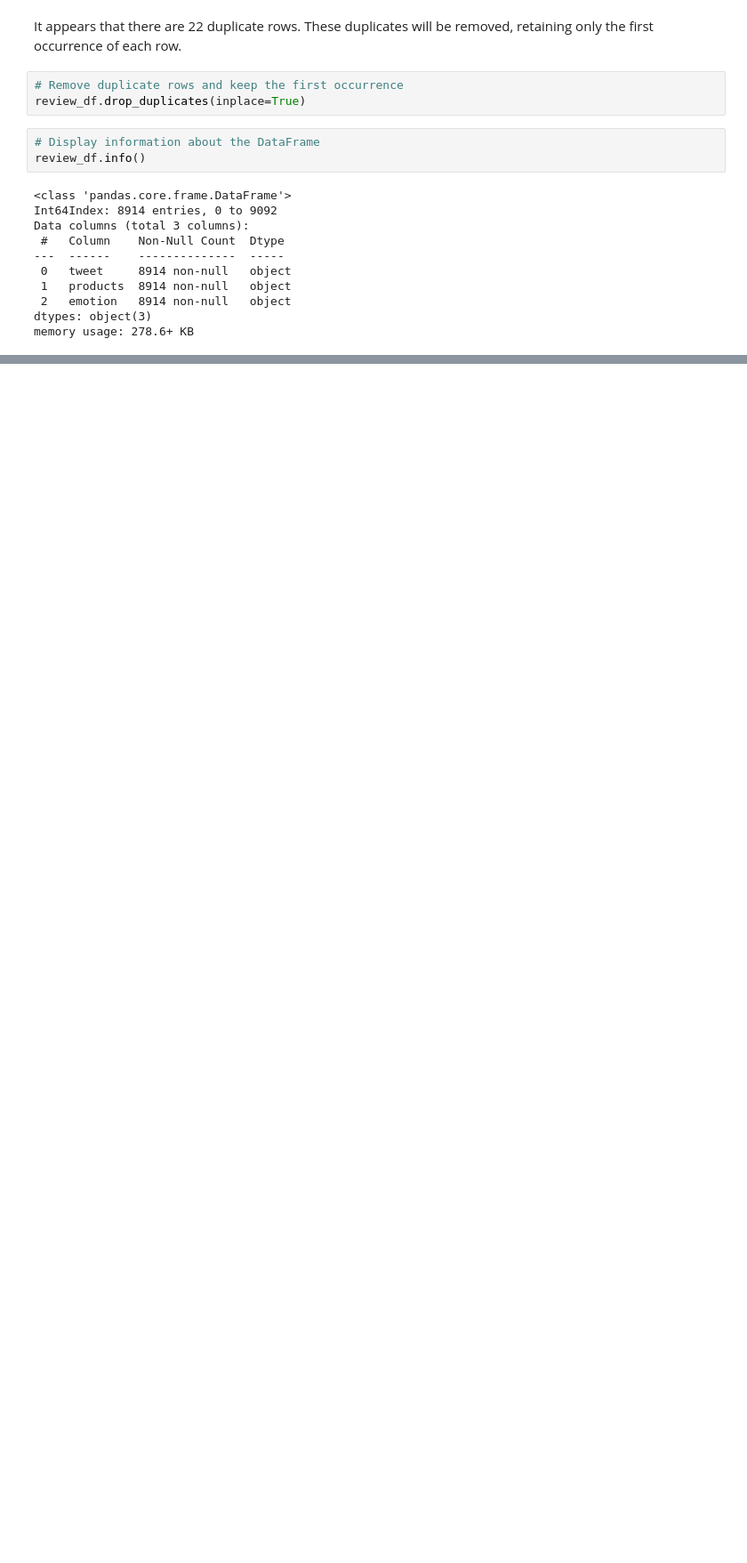
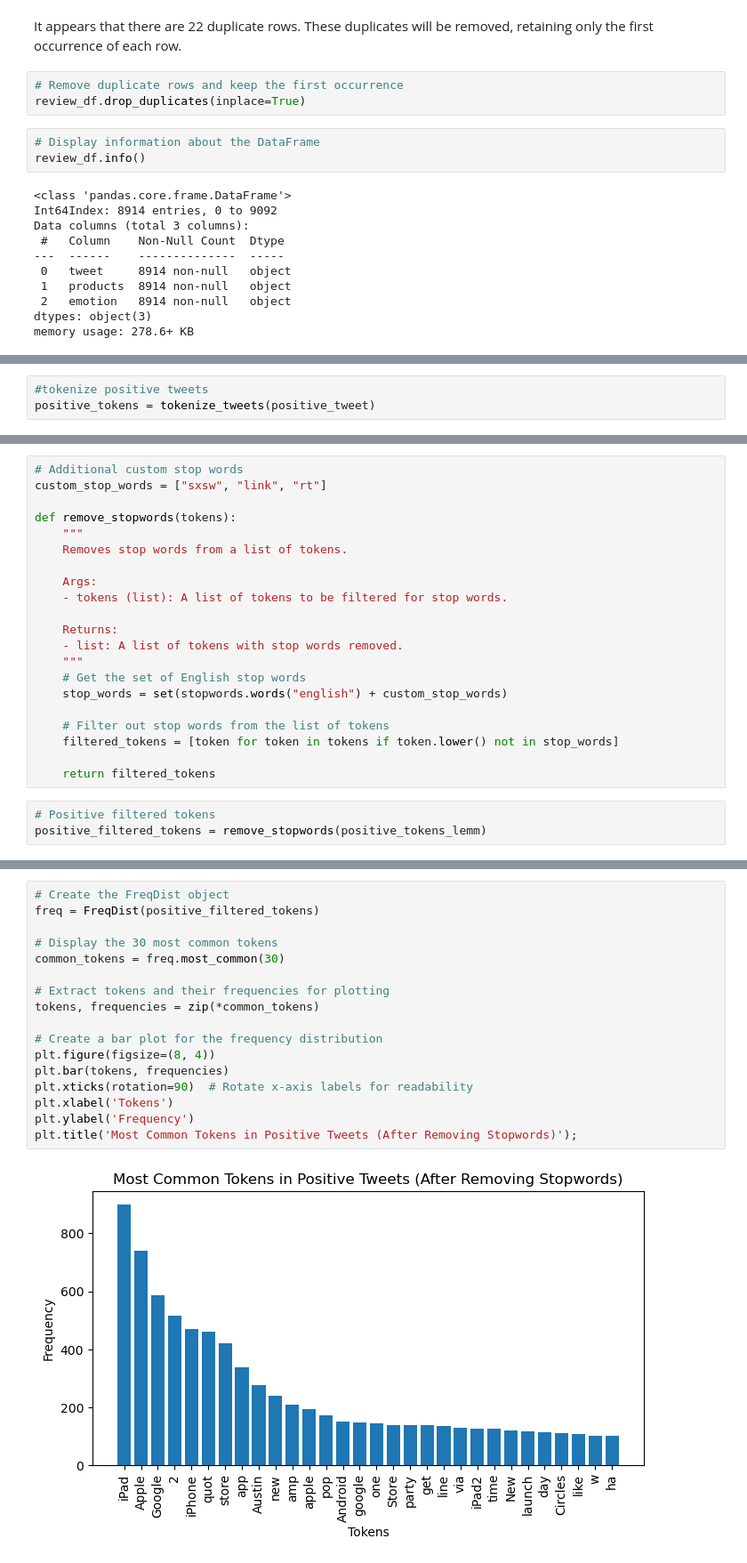
Before and after one commit to paulmbuitu/Apple-Google-NLP-Sentiment-Analysis, a Jupyter notebook: sentiment_analysis.ipynb, the cells around one changed output, grey strips where cells are left out. Shown at 89% size. Saved outputs shown, nothing was run; the diff lists cells and outputs as text; blank space fills up the shorter version.

```diff
--- a/sentiment_analysis.ipynb
+++ b/sentiment_analysis.ipynb
@@ -268,0 +361,3 @@ memory usage: 278.6+ KB
+# %%
+#tokenize positive tweets
+positive_tokens = tokenize_tweets(positive_tweet)
@@ -268,0 +438,24 @@ memory usage: 278.6+ KB
+# %%
+# Additional custom stop words
+custom_stop_words = ["sxsw", "link", "rt"]
+
+def remove_stopwords(tokens):
+    """
+    Removes stop words from a list of tokens.
+
+    Args:
+    - tokens (list): A list of tokens to be filtered for stop words.
+
+    Returns:
+    - list: A list of tokens with stop words removed.
+    """
+    # Get the set of English stop words
+    stop_words = set(stopwords.words("english") + custom_stop_words)
+
+    # Filter out stop words from the list of tokens
+    filtered_tokens = [token for token in tokens if token.lower() not in stop_words]
+
+    return filtered_tokens
+# %%
+# Positive filtered tokens
+positive_filtered_tokens = remove_stopwords(positive_tokens_lemm)
@@ -268,0 +484,19 @@ memory usage: 278.6+ KB
+# %%
+# Create the FreqDist object
+freq = FreqDist(positive_filtered_tokens)
+
+# Display the 30 most common tokens
+common_tokens = freq.most_common(30)
+
+# Extract tokens and their frequencies for plotting
+tokens, frequencies = zip(*common_tokens)
+
+# Create a bar plot for the frequency distribution
+plt.figure(figsize=(8, 4))
+plt.bar(tokens, frequencies)
+plt.xticks(rotation=90)  # Rotate x-axis labels for readability
+plt.xlabel('Tokens')
+plt.ylabel('Frequency')
+plt.title('Most Common Tokens in Positive Tweets (After Removing Stopwords)');
+# %% [output]
+[figure, added]
```
Also changed, not shown: parts of 23 cells of this notebook.
